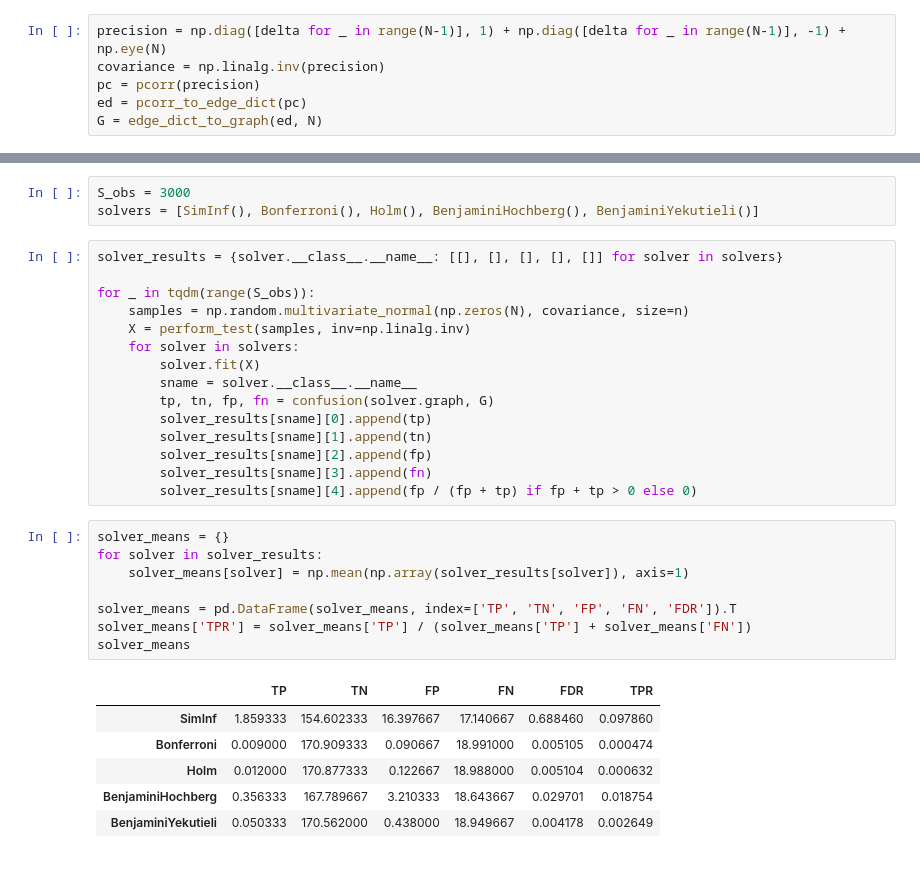
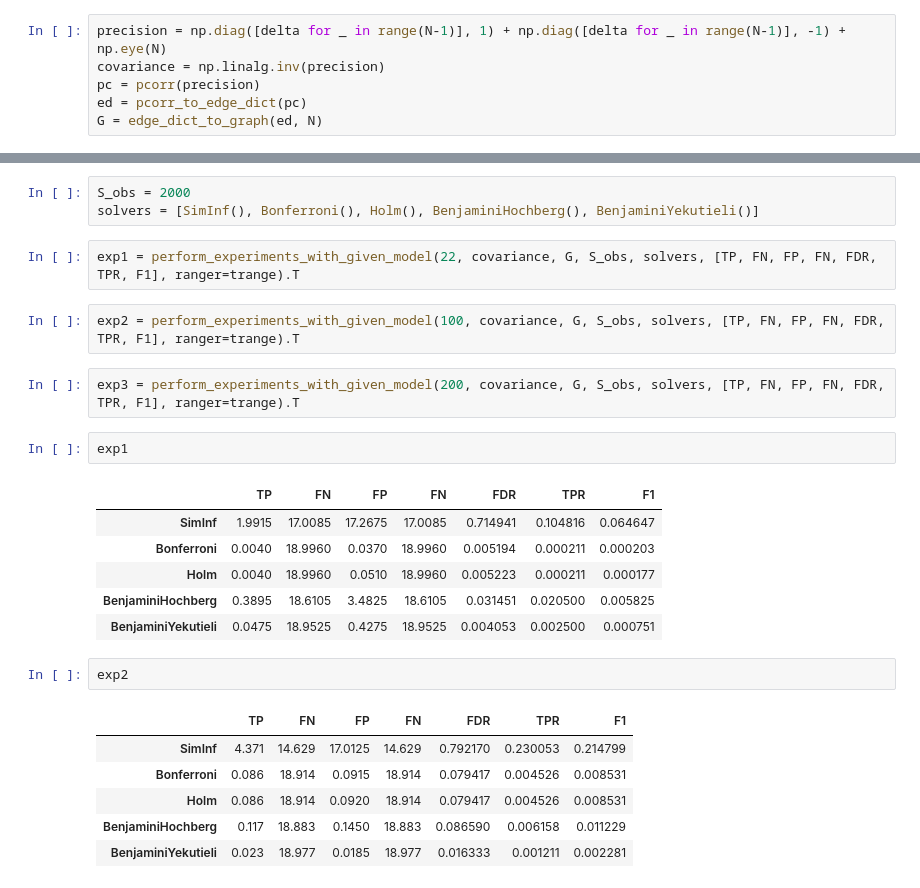
Before and after one commit to cofofprom/GGMS, a Jupyter notebook: algo_test.ipynb, the cells around one changed output, grey strips where cells are left out. Saved outputs shown, nothing was run; the diff lists cells and outputs as text.

Commit message:
algo density test implemented

```diff
--- a/algo_test.ipynb
+++ b/algo_test.ipynb
@@ -21,33 +27,27 @@ nx.draw_networkx(G)
 # %%
-S_obs = 3000
+S_obs = 2000
 solvers = [SimInf(), Bonferroni(), Holm(), BenjaminiHochberg(), BenjaminiYekutieli()]
-# %%
-solver_results = {solver.__class__.__name__: [[], [], [], [], []] for solver in solvers}
-
-for _ in tqdm(range(S_obs)):
-    samples = np.random.multivariate_normal(np.zeros(N), covariance, size=n)
-    X = perform_test(samples, inv=np.linalg.inv)
-    for solver in solvers:
-        solver.fit(X)
-        sname = solver.__class__.__name__
-        tp, tn, fp, fn = confusion(solver.graph, G)
-        solver_results[sname][0].append(tp)
-        solver_results[sname][1].append(tn)
-        solver_results[sname][2].append(fp)
-        solver_results[sname][3].append(fn)
-        solver_results[sname][4].append(fp / (fp + tp) if fp + tp > 0 else 0)
-# %%
-solver_means = {}
-for solver in solver_results:
-    solver_means[solver] = np.mean(np.array(solver_results[solver]), axis=1)
-
-solver_means = pd.DataFrame(solver_means, index=['TP', 'TN', 'FP', 'FN', 'FDR']).T
-solver_means['TPR'] = solver_means['TP'] / (solver_means['TP'] + solver_means['FN'])
-solver_means
-# %% [output]
-|  | TP | TN | FP | FN | FDR | TPR |
-| SimInf | 1.859333 | 154.602333 | 16.397667 | 17.140667 | 0.688460 | 0.097860 |
-| Bonferroni | 0.009000 | 170.909333 | 0.090667 | 18.991000 | 0.005105 | 0.000474 |
-| Holm | 0.012000 | 170.877333 | 0.122667 | 18.988000 | 0.005104 | 0.000632 |
-| BenjaminiHochberg | 0.356333 | 167.789667 | 3.210333 | 18.643667 | 0.029701 | 0.018754 |
-| BenjaminiYekutieli | 0.050333 | 170.562000 | 0.438000 | 18.949667 | 0.004178 | 0.002649 |
+# %%
+exp1 = perform_experiments_with_given_model(22, covariance, G, S_obs, solvers, [TP, FN, FP, FN, FDR, TPR, F1], ranger=trange).T
+# %%
+exp2 = perform_experiments_with_given_model(100, covariance, G, S_obs, solvers, [TP, FN, FP, FN, FDR, TPR, F1], ranger=trange).T
+# %%
+exp3 = perform_experiments_with_given_model(200, covariance, G, S_obs, solvers, [TP, FN, FP, FN, FDR, TPR, F1], ranger=trange).T
+# %%
+exp1
+# %% [output]
+|  | TP | FN | FP | FN | FDR | TPR | F1 |
+| SimInf | 1.9915 | 17.0085 | 17.2675 | 17.0085 | 0.714941 | 0.104816 | 0.064647 |
+| Bonferroni | 0.0040 | 18.9960 | 0.0370 | 18.9960 | 0.005194 | 0.000211 | 0.000203 |
+| Holm | 0.0040 | 18.9960 | 0.0510 | 18.9960 | 0.005223 | 0.000211 | 0.000177 |
+| BenjaminiHochberg | 0.3895 | 18.6105 | 3.4825 | 18.6105 | 0.031451 | 0.020500 | 0.005825 |
+| BenjaminiYekutieli | 0.0475 | 18.9525 | 0.4275 | 18.9525 | 0.004053 | 0.002500 | 0.000751 |
+# %%
+exp2
+# %% [output]
+|  | TP | FN | FP | FN | FDR | TPR | F1 |
+| SimInf | 4.371 | 14.629 | 17.0125 | 14.629 | 0.792170 | 0.230053 | 0.214799 |
+| Bonferroni | 0.086 | 18.914 | 0.0915 | 18.914 | 0.079417 | 0.004526 | 0.008531 |
+| Holm | 0.086 | 18.914 | 0.0920 | 18.914 | 0.079417 | 0.004526 | 0.008531 |
+| BenjaminiHochberg | 0.117 | 18.883 | 0.1450 | 18.883 | 0.086590 | 0.006158 | 0.011229 |
+| BenjaminiYekutieli | 0.023 | 18.977 | 0.0185 | 18.977 | 0.016333 | 0.001211 | 0.002281 |
```
Also changed, not shown: parts of 5 cells of this notebook, 3 other files.
